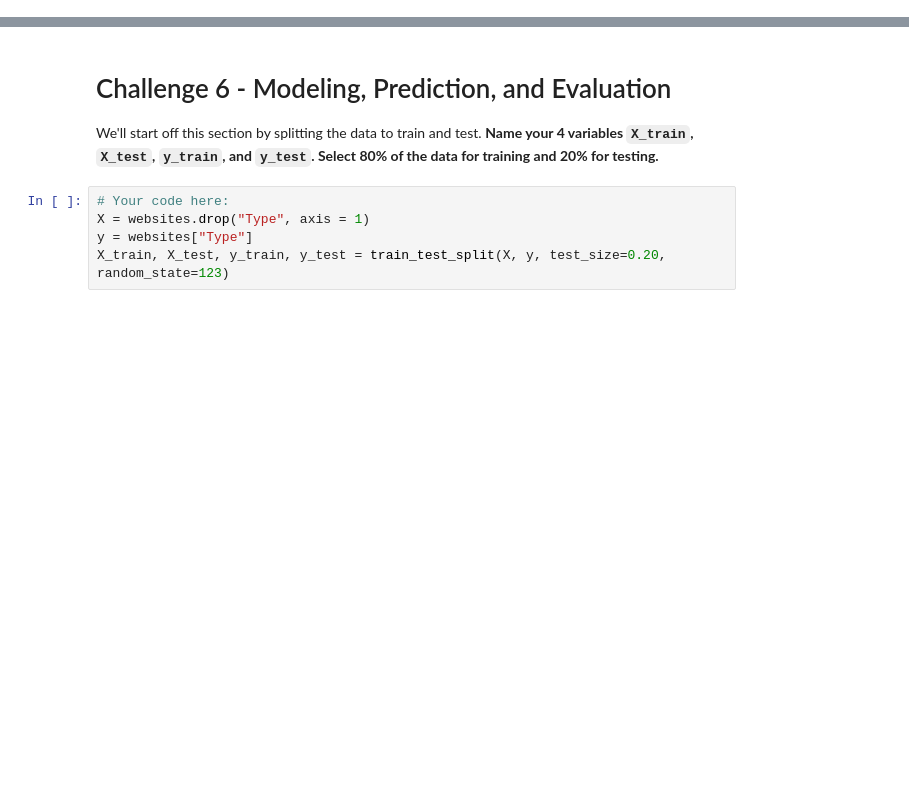
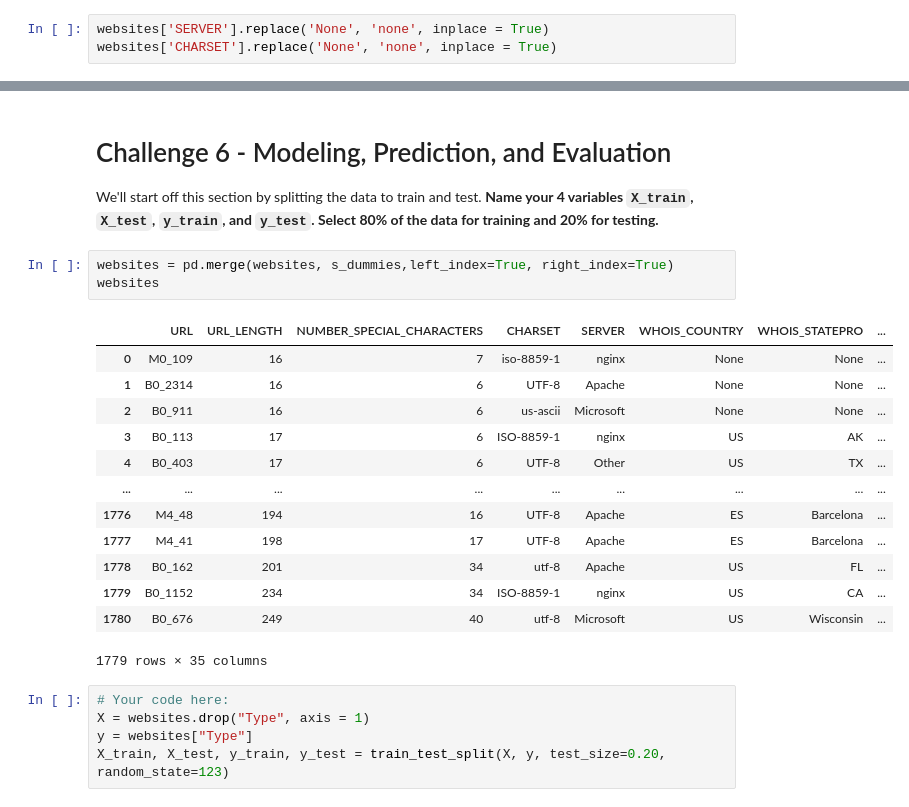
Before and after one commit to ironhack-datalabs/datamad1020-rev, a Jupyter notebook: module-3/lab-supervised-learning/your-code/main.ipynb, the cells around one changed output, grey strips where cells are left out. Drawn from its saved outputs; the diff is of its cells as text; blank space fills up the shorter version.

```diff
--- a/module-3/lab-supervised-learning/your-code/main.ipynb
+++ b/module-3/lab-supervised-learning/your-code/main.ipynb
@@ -507,3 +507,6 @@ OK, all our categorical data are fixed now. **Let's convert them to ordinal data
 s_dummies = pd.get_dummies(websites['SERVER'], drop_first = True)
 countries_dummies = pd.get_dummies(websites['WHOIS_COUNTRY'], drop_first = True)
 c_dummies = pd.get_dummies(websites['CHARSET'], drop_first = True)
+# %%
+websites['SERVER'].replace('None', 'none', inplace = True)
+websites['CHARSET'].replace('None', 'none', inplace = True)
@@ -513,6 +536,23 @@ Now, inspect `website_dummy` to make sure the data and types are intended - ther
 # Challenge 6 - Modeling, Prediction, and Evaluation
 
 We'll start off this section by splitting the data to train and test. **Name your 4 variables `X_train`, `X_test`, `y_train`, and `y_test`. Select 80% of the data for training and 20% for testing.**
+# %%
+websites = pd.merge(websites, s_dummies,left_index=True, right_index=True)
+websites
+# %% [output]
+|  | URL | URL_LENGTH | NUMBER_SPECIAL_CHARACTERS | CHARSET | SERVER | WHOIS_COUNTRY | WHOIS_STATEPRO | ... |
+| 0 | M0_109 | 16 | 7 | iso-8859-1 | nginx | None | None | ... |
+| 1 | B0_2314 | 16 | 6 | UTF-8 | Apache | None | None | ... |
+| 2 | B0_911 | 16 | 6 | us-ascii | Microsoft | None | None | ... |
+| 3 | B0_113 | 17 | 6 | ISO-8859-1 | nginx | US | AK | ... |
+| 4 | B0_403 | 17 | 6 | UTF-8 | Other | US | TX | ... |
+| ... | ... | ... | ... | ... | ... | ... | ... | ... |
+| 1776 | M4_48 | 194 | 16 | UTF-8 | Apache | ES | Barcelona | ... |
+| 1777 | M4_41 | 198 | 17 | UTF-8 | Apache | ES | Barcelona | ... |
+| 1778 | B0_162 | 201 | 34 | utf-8 | Apache | US | FL | ... |
+| 1779 | B0_1152 | 234 | 34 | ISO-8859-1 | nginx | US | CA | ... |
+| 1780 | B0_676 | 249 | 40 | utf-8 | Microsoft | US | Wisconsin | ... |
+1779 rows × 35 columns
 # %%
 # Your code here:
 X = websites.drop("Type", axis = 1)
```
Also changed, not shown: parts of 3 cells of this notebook.
